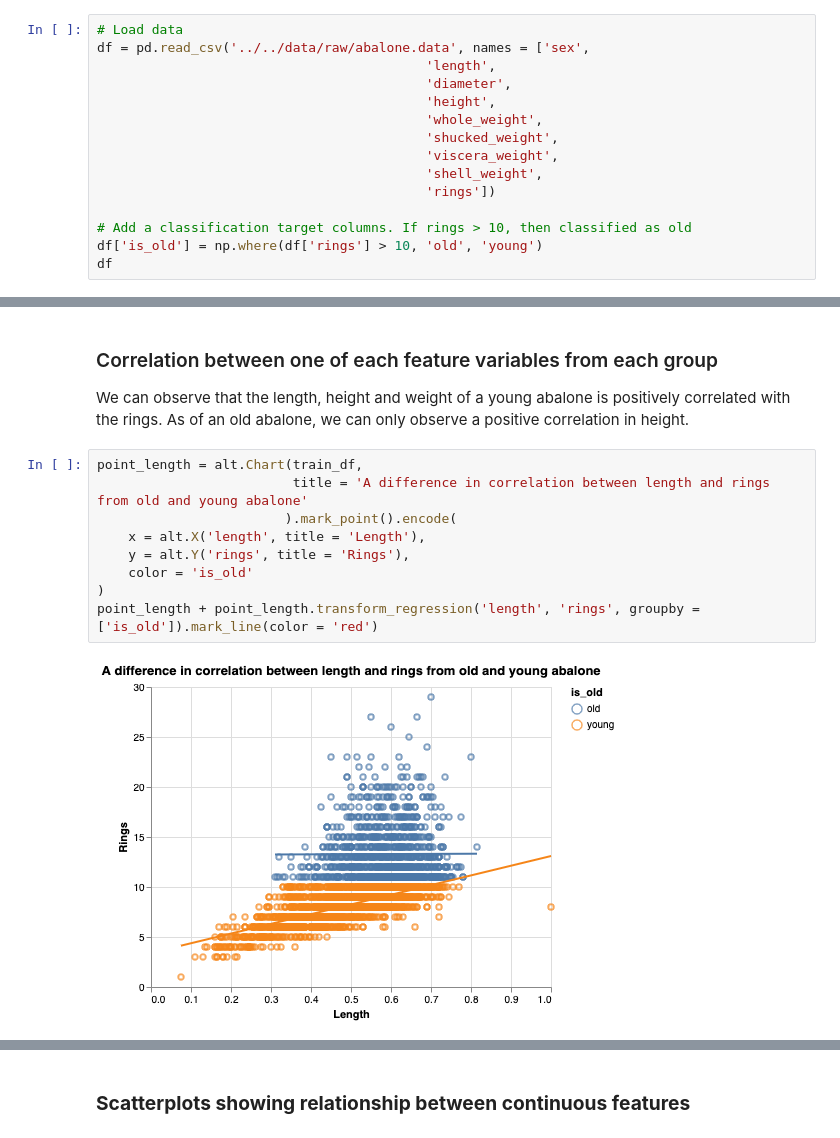
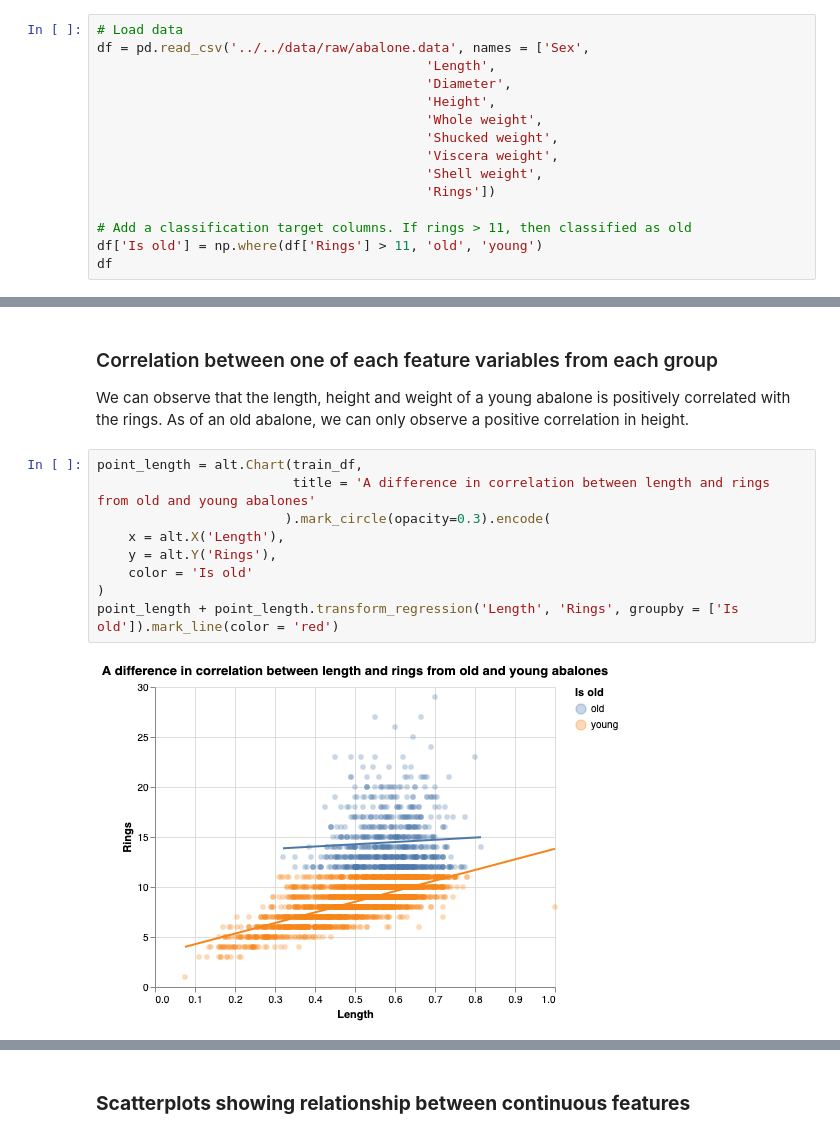
Before and after one commit to veerupandey/abalone_age_classification, a Jupyter notebook: src/eda/eda.ipynb, the cells around one changed output, grey strips where cells are left out. Saved outputs shown, nothing was run; the diff lists cells and outputs as text.

```diff
--- a/src/eda/eda.ipynb
+++ b/src/eda/eda.ipynb
@@ -10,17 +12,17 @@ alt.renderers.enable('mimetype')
 RendererRegistry.enable('mimetype')
 # %%
 # Load data
-df = pd.read_csv('../../data/raw/abalone.data', names = ['sex',
-                                          'length',
-                                          'diameter',
-                                          'height',
-                                          'whole_weight',
-                                          'shucked_weight',
-                                          'viscera_weight',
-                                          'shell_weight',
-                                          'rings'])
+df = pd.read_csv('../../data/raw/abalone.data', names = ['Sex',
+                                          'Length',
+                                          'Diameter',
+                                          'Height',
+                                          'Whole weight',
+                                          'Shucked weight',
+                                          'Viscera weight',
+                                          'Shell weight',
+                                          'Rings'])
 
-# Add a classification target columns. If rings > 10, then classified as old
-df['is_old'] = np.where(df['rings'] > 10, 'old', 'young')
+# Add a classification target columns. If rings > 11, then classified as old
+df['Is old'] = np.where(df['Rings'] > 11, 'old', 'young')
 df
 # %% [output]
@@ -123,14 +125,14 @@ alt.Chart(corr_df).mark_rect().encode(
 We can observe that the length, height and weight of a young abalone is positively correlated with the rings. As of an old abalone, we can only observe a positive correlation in height.
 # %%
 point_length = alt.Chart(train_df,
-                         title = 'A difference in correlation between length and rings from old and young abalone'
-                        ).mark_point().encode(
-    x = alt.X('length', title = 'Length'),
-    y = alt.Y('rings', title = 'Rings'),
-    color = 'is_old'
+                         title = 'A difference in correlation between length and rings from old and young abalones'
+                        ).mark_circle(opacity=0.3).encode(
+    x = alt.X('Length'),
+    y = alt.Y('Rings'),
+    color = 'Is old'
 )
-point_length + point_length.transform_regression('length', 'rings', groupby = ['is_old']).mark_line(color = 'red')
+point_length + point_length.transform_regression('Length', 'Rings', groupby = ['Is old']).mark_line(color = 'red')
 # %% [output]
-[figure, old version]
+[figure, new version]
 # %%
 point_height = alt.Chart(train_df,
```
Also changed, not shown: parts of 16 cells of this notebook.
